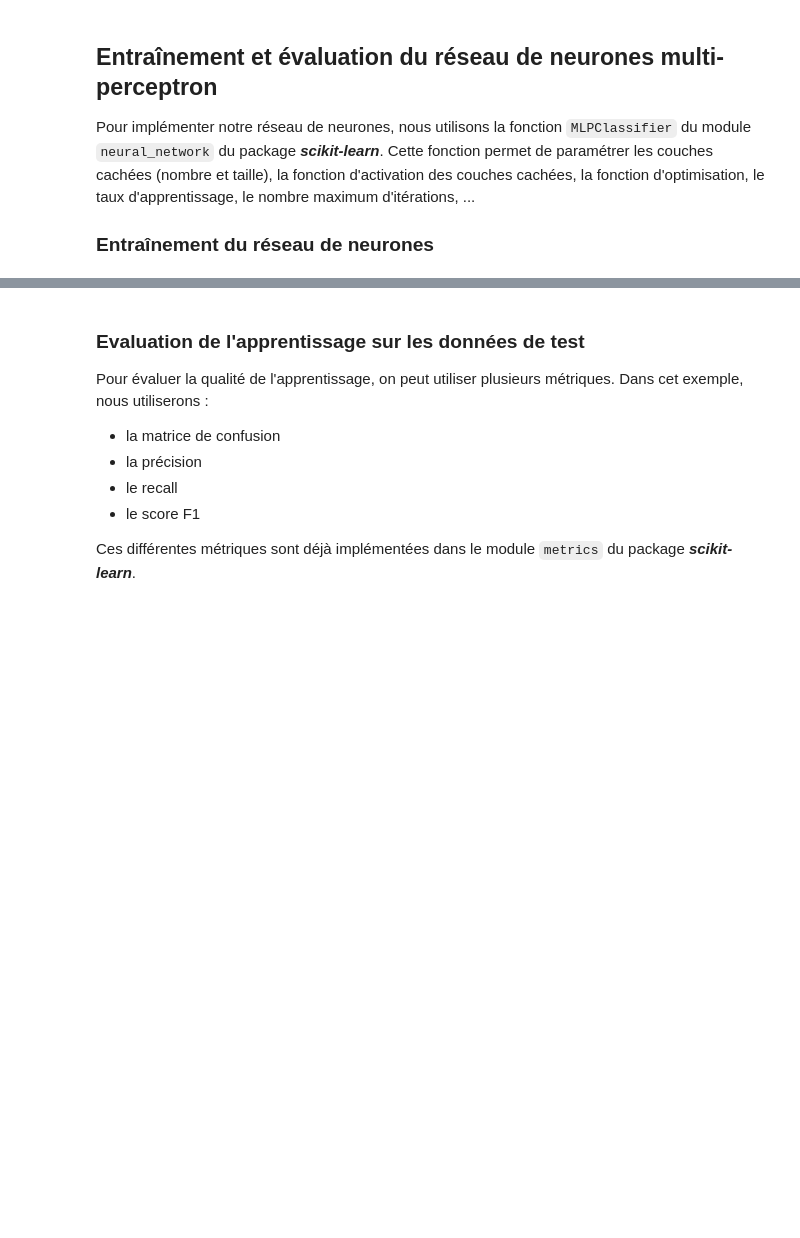
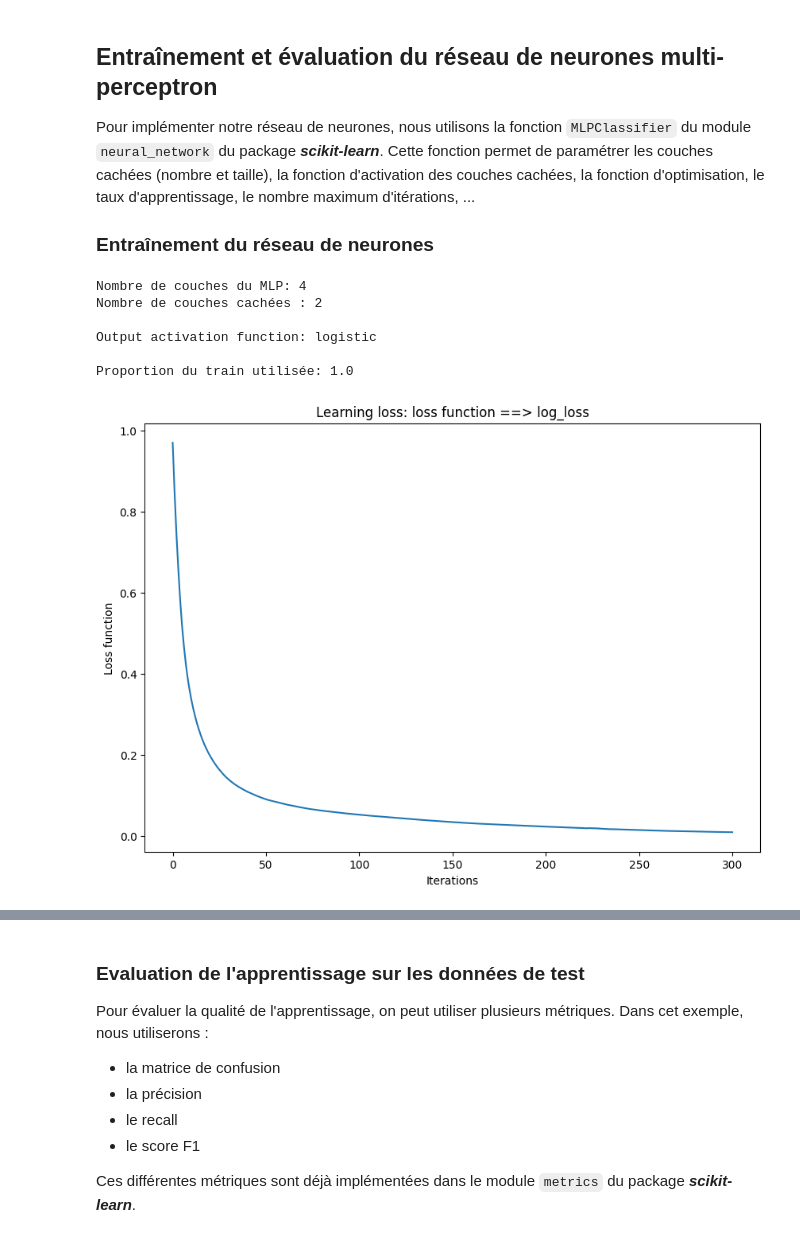
Before and after one commit to ML-for-B-E/deep-learning-course, a Jupyter notebook: notebooks/classifieur_cancerSein.ipynb, the cells around one changed output, grey strips where cells are left out. Drawn from its saved outputs; the diff is of its cells as text; code cells hidden in the pictures; blank space fills up the shorter version.

Commit message:
Update the notebook with TO DO cell and training curve displaying

```diff
--- a/notebooks/classifieur_cancerSein.ipynb
+++ b/notebooks/classifieur_cancerSein.ipynb
@@ -124,15 +138,53 @@ print(variances_train.shape)
 Pour implémenter notre réseau de neurones, nous utilisons la fonction `MLPClassifier` du module `neural_network` du package ***scikit-learn***. Cette fonction permet de paramétrer les couches cachées (nombre et taille), la fonction d'activation des couches cachées, la fonction d'optimisation, le taux d'apprentissage, le nombre maximum d'itérations, ...
 
 ### Entraînement du réseau de neurones
+# %%
+def display_training_curves(mlp):
+    # Inspection visuelle de la fonction de coût pendant l'apprentissage
+    import matplotlib.pyplot as plt
+    fig_loss, axis_loss = plt.subplots(1,1, figsize=(10, 7))
+    axis_loss.plot(mlp.loss_curve_)
+    axis_loss.set_ylabel("Loss function")
+    axis_loss.set_xlabel("Iterations")
+    axis_loss.set_title("Learning loss: loss function ==> {}".format(mlp.loss))
+
+    if mlp.early_stopping:
+        fig_ac, axis_acc = plt.subplots(1,1, figsize=(10, 7))
+        axis_acc.plot(mlp.validation_scores_)
+        axis_acc.set_ylabel("Validation accuracy")
+        axis_acc.set_xlabel("Iterations")
+        axis_acc.set_title("Validation accuracy for different training iterations")
 # %%
 # Utilisation d'un réseau de neurones multi-perceptron pour la classification
 
 # Taille des différentes couches cachés
 taille_couches_cachees = (30, 10)
-print("Nombre de couches cachées : ", len(taille_couches_cachees))
 
 # Définition du réseau de neurones
-mlp = MLPClassifier(hidden_layer_sizes=taille_couches_cachees, max_iter=2000, random_state=42)
+mlp = MLPClassifier(hidden_layer_sizes=taille_couches_cachees,
+                    max_iter=2000,
+                    random_state=42)
 
 # Entrainement du réseau défini sur les données d'apprentissage
 mlp.fit(features_train, classes_train)
+
+# Détails sur les différentes couches
+print("Nombre de couches du MLP: {}".format(mlp.n_layers_))
+print("Nombre de couches cachées : {}\n".format(len(taille_couches_cachees)))
+
+# Fonction d'activation de sortie
+print("Output activation function: {}\n".format(mlp.out_activation_))
+
+# Inspection visuelle de la fonction de coût pendant l'apprentissage
+display_training_curves(mlp)
+
+# Quelle proportion de la base d'apprentissage a été vue
+print("Proportion du train utilisée : {}\n".format((mlp.t_/len(mlp.loss_curve_))/features_train.shape[0]))
+# %% [output]
+Nombre de couches du MLP: 4
+Nombre de couches cachées : 2
+
+Output activation function: logistic
+
+Proportion du train utilisée: 1.0
+[figure, added]
```
Also changed, not shown: parts of 15 cells of this notebook.
